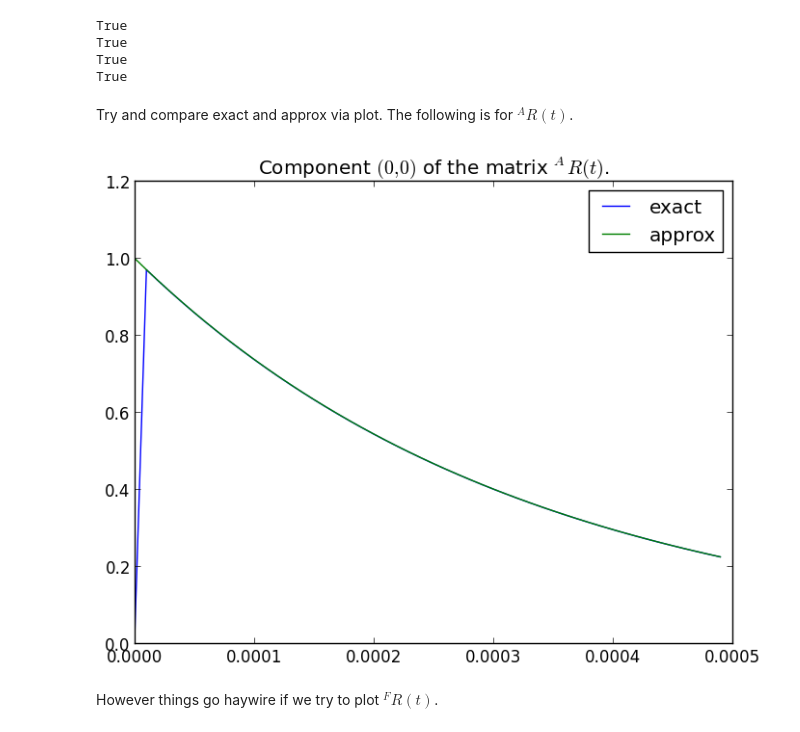
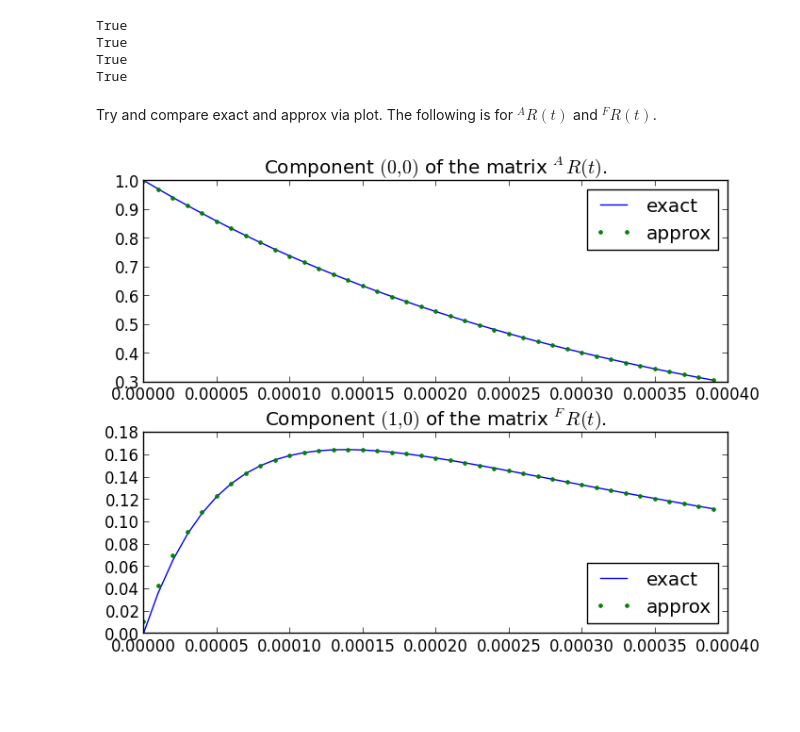
Before and after one commit to DCPROGS/HJCFIT, a Jupyter notebook: exploration/exact_survivor.ipynb, the cells around one changed output. Saved outputs shown, nothing was run; the diff lists cells and outputs as text; code cells hidden in the pictures; blank space fills up the shorter version.

```diff
--- a/exploration/exact_survivor.ipynb
+++ b/exploration/exact_survivor.ipynb
@@ -85,23 +82,41 @@ True
 True
 True
 # %% [markdown]
-Try and compare exact and approx via plot. The following is for $^{A}R(t)$.
+Try and compare exact and approx via plot. The following is for $^{A}R(t)$ and $^{F}R(t)$.
 # %%
-tau, i, j, n = 1e-4, 0, 0, 5
+tau, i, j, n = 1e-4, 0, 0, 4
 
+
+
+fig = figure()
+
+ax = fig.add_subplot(211)
 transitions = qmatrix
 exact = ExactSurvivor(transitions, tau)
 equation = DeterminantEq(transitions, tau)
 roots = find_roots(equation)
 approx = Asymptotes(equation, roots)
 
 x = arange(0, n * tau, tau / 10.)
-plot(x, [exact.af(u)[i, j] for u in x], label="exact")
-plot(x, [approx(u)[i, j] for u in x], label="approx")
-title("Component ${0}$ of the matrix $^{{A}}R(t)$.".format((i, j)))
-legend()
+ax.plot(x, exact.af(x)[:, i, j], label="exact")
+ax.plot(x, approx(x)[:, i, j], '.', label="approx")
+ax.set_title("Component ${0}$ of the matrix $^{{A}}R(t)$.".format((i, j)))
+ax.legend()
+
+
+ax = fig.add_subplot(212)
+roots = find_roots(equation.transpose())
+approx = Asymptotes(equation.transpose(), roots)
+
+i, j = 1, 0
+x = arange(0, n*tau, tau / 10.)
+ax.plot(x, exact.fa(x)[:, i, j], label="exact")
+ax.plot(x, approx(x)[:, i, j], '.', label="approx")
+ax.set_title("Component ${0}$ of the matrix $^{{F}}R(t)$.".format((i, j)))
+ax.legend(loc=0)
+
+fig.subplots_adjust(hspace=0.25)
+
 display(gcf())
 # %% [output]
-[figure, old version]
+[figure, new version]
-# %% [markdown]
-However things go haywire if we try to plot $^{{F}}R(t)$.
```
Also changed, not shown: parts of 16 cells of this notebook, 13 other files.
